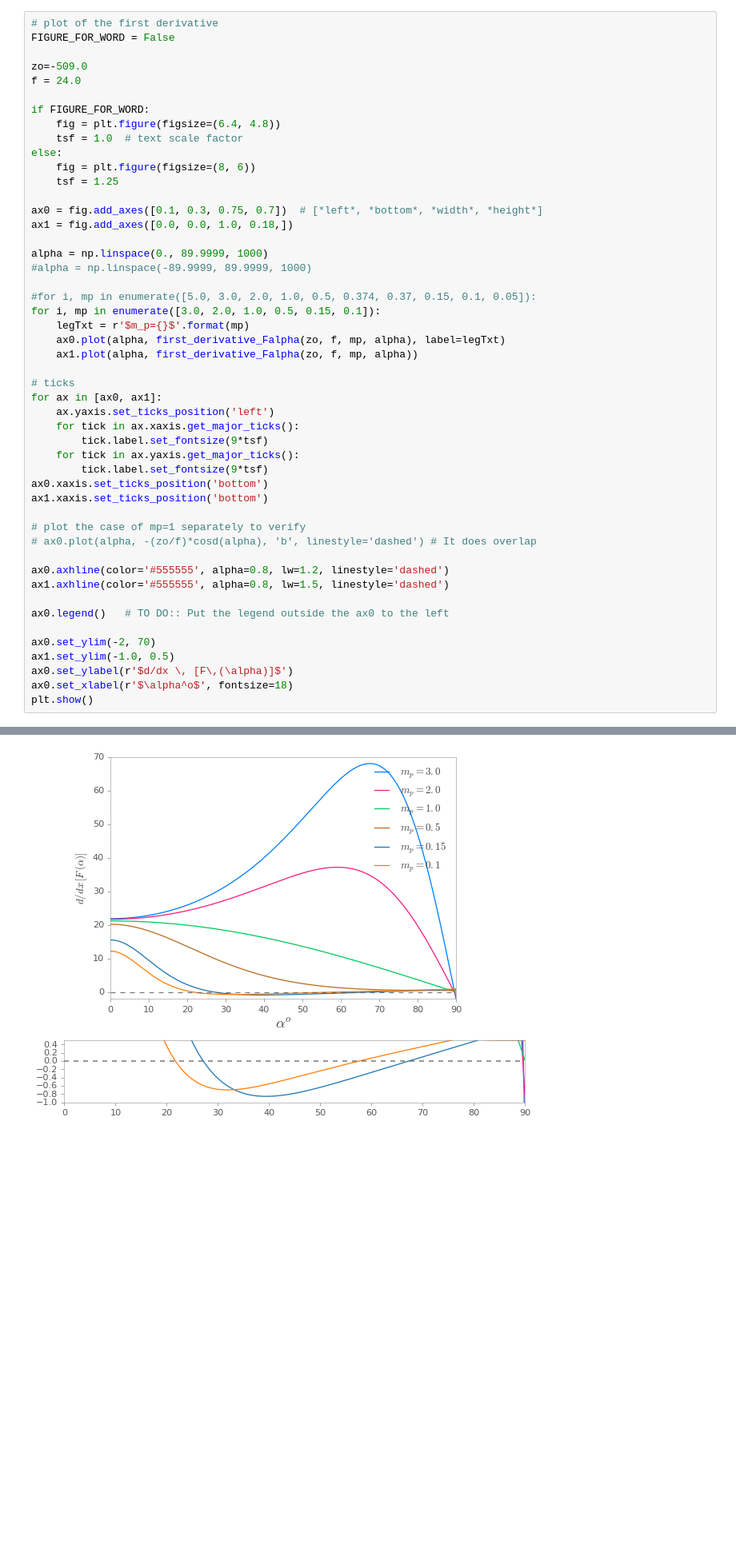
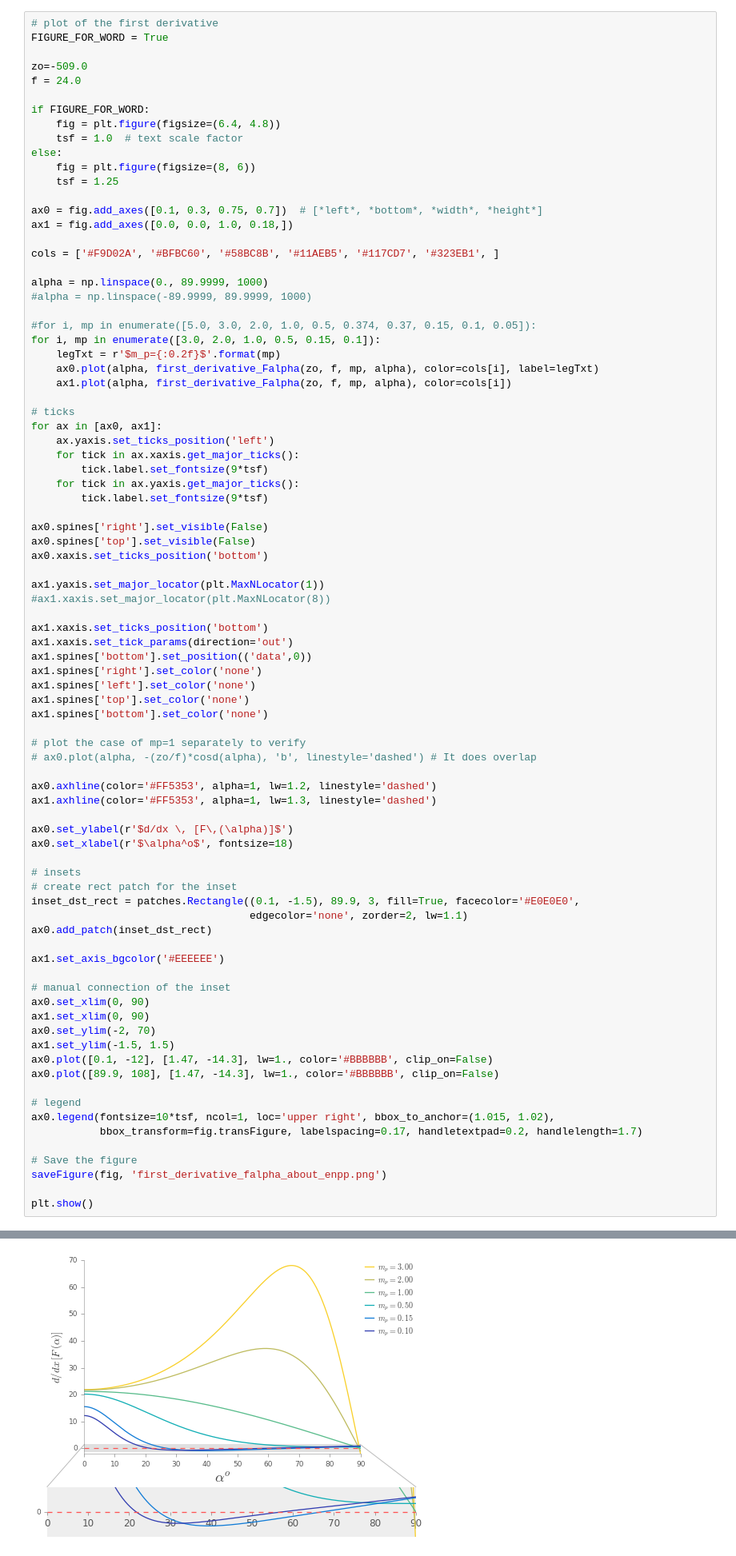
Before and after one commit to indranilsinharoy/phd-artifacts, a Jupyter notebook: chapters/chapter03_geometricmodel/code/StudyOfAngularRelationshipsForLensTiltForFocusing.ipynb, the cells around one changed output, grey strips where cells are left out. Shown at 80% size. Cells and saved outputs as stored; diff of their text form; blank space fills up the shorter version.

Commit message:
updated figures

```diff
--- a/chapters/chapter03_geometricmodel/code/StudyOfAngularRelationshipsForLensTiltForFocusing.ipynb
+++ b/chapters/chapter03_geometricmodel/code/StudyOfAngularRelationshipsForLensTiltForFocusing.ipynb
@@ -628,6 +630,6 @@ plt.show()
 # %%
 # plot of the first derivative
-FIGURE_FOR_WORD = False
+FIGURE_FOR_WORD = True
 
 zo=-509.0
 f = 24.0
@@ -642,14 +644,16 @@ else:
 ax0 = fig.add_axes([0.1, 0.3, 0.75, 0.7])  # [*left*, *bottom*, *width*, *height*]
 ax1 = fig.add_axes([0.0, 0.0, 1.0, 0.18,])
 
+cols = ['#F9D02A', '#BFBC60', '#58BC8B', '#11AEB5', '#117CD7', '#323EB1', ]
+
 alpha = np.linspace(0., 89.9999, 1000)
 #alpha = np.linspace(-89.9999, 89.9999, 1000)
 
 #for i, mp in enumerate([5.0, 3.0, 2.0, 1.0, 0.5, 0.374, 0.37, 0.15, 0.1, 0.05]):
 for i, mp in enumerate([3.0, 2.0, 1.0, 0.5, 0.15, 0.1]):
-    legTxt = r'$m_p={}$'.format(mp)
-    ax0.plot(alpha, first_derivative_Falpha(zo, f, mp, alpha), label=legTxt)
-    ax1.plot(alpha, first_derivative_Falpha(zo, f, mp, alpha))
+    legTxt = r'$m_p={:0.2f}$'.format(mp)
+    ax0.plot(alpha, first_derivative_Falpha(zo, f, mp, alpha), color=cols[i], label=legTxt)
+    ax1.plot(alpha, first_derivative_Falpha(zo, f, mp, alpha), color=cols[i])
 
 # ticks
 for ax in [ax0, ax1]:
@@ -658,20 +662,53 @@ for ax in [ax0, ax1]:
         tick.label.set_fontsize(9*tsf)
     for tick in ax.yaxis.get_major_ticks():
         tick.label.set_fontsize(9*tsf)
+
+ax0.spines['right'].set_visible(False)
+ax0.spines['top'].set_visible(False)
 ax0.xaxis.set_ticks_position('bottom')
+
+ax1.yaxis.set_major_locator(plt.MaxNLocator(1))
+#ax1.xaxis.set_major_locator(plt.MaxNLocator(8))
+
 ax1.xaxis.set_ticks_position('bottom')
+ax1.xaxis.set_tick_params(direction='out')
+ax1.spines['bottom'].set_position(('data',0))
+ax1.spines['right'].set_color('none')
+ax1.spines['left'].set_color('none')
+ax1.spines['top'].set_color('none')
+ax1.spines['bottom'].set_color('none')
 
 # plot the case of mp=1 separately to verify
 # ax0.plot(alpha, -(zo/f)*cosd(alpha), 'b', linestyle='dashed') # It does overlap
 
-ax0.axhline(color='#555555', alpha=0.8, lw=1.2, linestyle='dashed')
-ax1.axhline(color='#555555', alpha=0.8, lw=1.5, linestyle='dashed')
+ax0.axhline(color='#FF5353', alpha=1, lw=1.2, linestyle='dashed')
+ax1.axhline(color='#FF5353', alpha=1, lw=1.3, linestyle='dashed')
 
-ax0.legend()   # TO DO:: Put the legend outside the ax0 to the left
-
-ax0.set_ylim(-2, 70)
-ax1.set_ylim(-1.0, 0.5)
 ax0.set_ylabel(r'$d/dx \, [F\,(\alpha)]$')
 ax0.set_xlabel(r'$\alpha^o$', fontsize=18)
+
+# insets
+# create rect patch for the inset
+inset_dst_rect = patches.Rectangle((0.1, -1.5), 89.9, 3, fill=True, facecolor='#E0E0E0',
+                                   edgecolor='none', zorder=2, lw=1.1)
+ax0.add_patch(inset_dst_rect)
+
+ax1.set_axis_bgcolor('#EEEEEE')
+
+# manual connection of the inset
+ax0.set_xlim(0, 90)
+ax1.set_xlim(0, 90)
+ax0.set_ylim(-2, 70)
+ax1.set_ylim(-1.5, 1.5)
+ax0.plot([0.1, -12], [1.47, -14.3], lw=1., color='#BBBBBB', clip_on=False)
+ax0.plot([89.9, 108], [1.47, -14.3], lw=1., color='#BBBBBB', clip_on=False)
+
+# legend
+ax0.legend(fontsize=10*tsf, ncol=1, loc='upper right', bbox_to_anchor=(1.015, 1.02),
+           bbox_transform=fig.transFigure, labelspacing=0.17, handletextpad=0.2, handlelength=1.7)
+
+# Save the figure
+saveFigure(fig, 'first_derivative_falpha_about_enpp.png')
+
 plt.show()
 # %% [output]
@@ -678,4 +716,4 @@ plt.show()
-[figure, old version]
+[figure, new version]
 # %%
 def first_derivative_has_real_roots(zo, f, mp, alpha0=-89.0, alpha1=89.0):
     """returns True if the first derivative of the function F(alpha) have real roots
```
Also changed, not shown: parts of 6 cells of this notebook, 2 other files.
